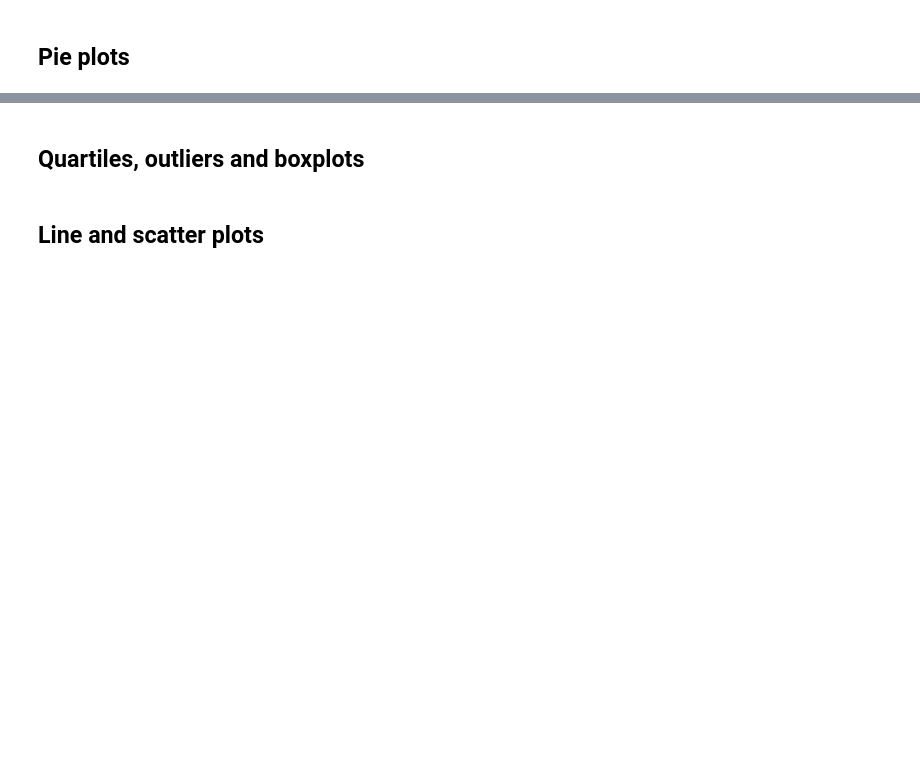
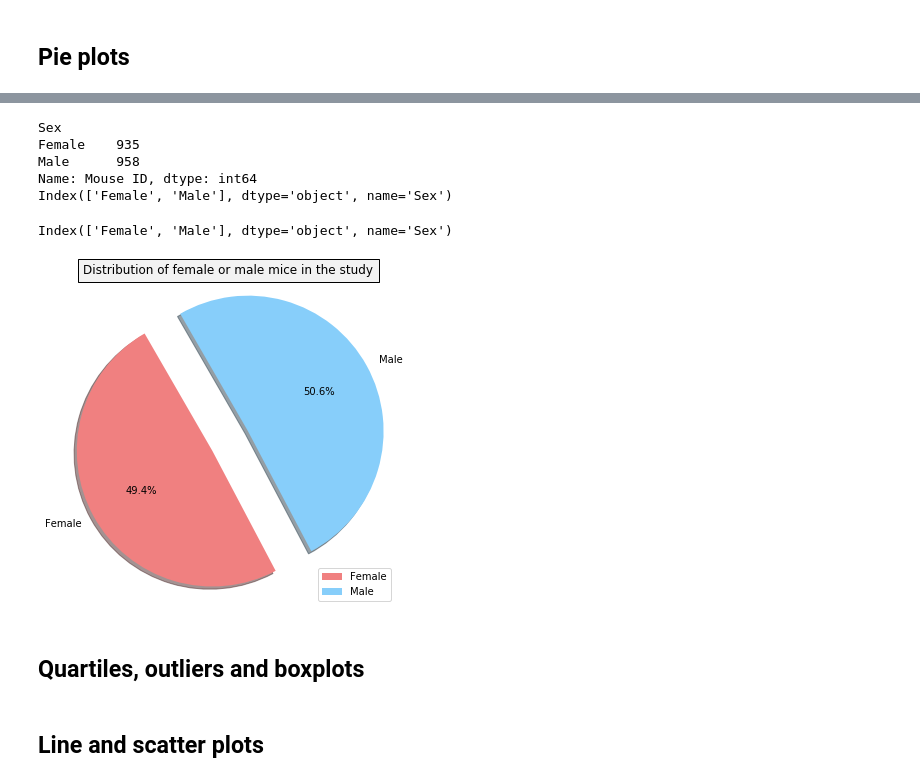
Before and after one commit to LinaSachuk/DU_HomeWork, a Jupyter notebook: matplotlib/pymaceuticals_starter.ipynb, the cells around one changed output, grey strips where cells are left out. Saved outputs shown, nothing was run; the diff lists cells and outputs as text; code cells hidden in the pictures; blank space fills up the shorter version.

```diff
--- a/matplotlib/pymaceuticals_starter.ipynb
+++ b/matplotlib/pymaceuticals_starter.ipynb
@@ -267,2 +229,11 @@ Name: Drug Regimen, dtype: object
 # %%
-# Generate a pie plot showing the distribution of female versus male mice using pandas
+# Generate a pie plot showing the distribution of female versus male mice using pyplot
+gr_by_sex_df = merge_data.groupby('Sex').count()
+print(gr_by_sex_df['Mouse ID'])
+print(gr_by_sex_df.index)
+# %% [output]
+Sex
+Female    935
+Male      958
+Name: Mouse ID, dtype: int64
+Index(['Female', 'Male'], dtype='object', name='Sex')
@@ -271,3 +240,37 @@ Name: Drug Regimen, dtype: object
+# %%
+# Labels for the sections of our pie chart
+labels = gr_by_sex_df.index
+print(labels)
+
+# The values of each section of the pie chart
+sizes = gr_by_sex_df['Mouse ID']
+
+# The colors of each section of the pie chart
+colors = ["lightcoral", "lightskyblue"]
+
+# Tells matplotlib to seperate the "Humans" section from the others
+explode = (0.3, 0.0)
+# %% [output]
+Index(['Female', 'Male'], dtype='object', name='Sex')
+# %%
+# Creates the pie chart based upon the values above
+# Automatically finds the percentages of each part of the pie chart
+plt.pie(sizes, labels=labels, colors=colors, autopct='%1.1f%%', explode=explode, startangle=120, shadow=True)
+
+# Tells matplotlib that we want a pie chart with equal axes
+plt.axis("equal")
+
+# To change the size of your pie chart/figure
+fig = plt.gcf()
+fig.set_size_inches(6,6)
+
+# creates a legend
+plt.legend(loc="lower right")
+
+plt.title("Distribution of female or male mice in the study", bbox={'facecolor':'0.95', 'pad':5})
+plt.show()
+# %% [output]
+[figure, added]
 # %% [markdown]
 ## Quartiles, outliers and boxplots
 # %%
```
Also changed, not shown: parts of 7 cells of this notebook.
